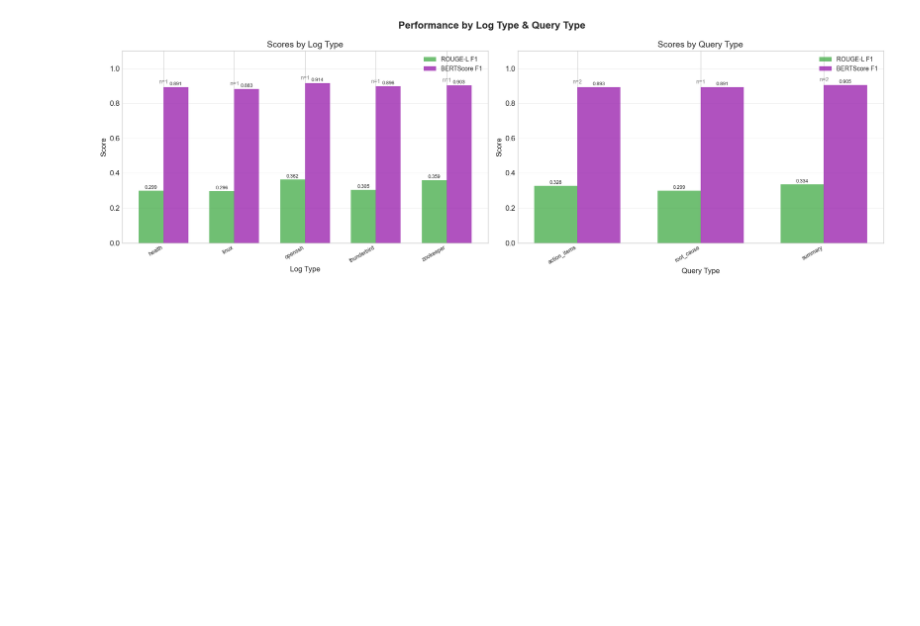
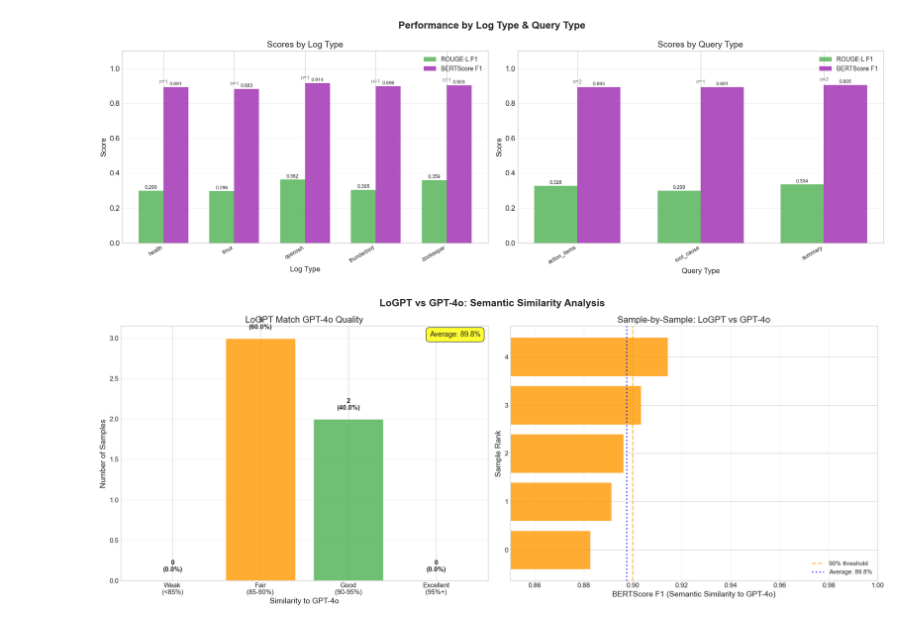
Before and after one commit to Dhruv-Panicker/Logpt, a Jupyter notebook: dev/post_analysis.ipynb, the cells around one changed output. Saved outputs shown, nothing was run; the diff lists cells and outputs as text; code cells hidden in the pictures; blank space fills up the shorter version.

Commit message:
feat: add comparison to GPT-4o model

```diff
--- a/dev/post_analysis.ipynb
+++ b/dev/post_analysis.ipynb
@@ -330,3 +330,81 @@ plt.savefig(os.path.join(log_dir, 'panel_7_by_type.png'), dpi=150, bbox_inches='
 plt.show()
 # %% [output]
 [figure]
+# %%
+# Visual: LoGPT Performance vs GPT-4o (Semantic Similarity)
+fig, axes = plt.subplots(1, 2, figsize=(20, 8))
+fig.suptitle('LoGPT vs GPT-4o: Semantic Similarity Analysis', fontsize=18, fontweight='bold')
+
+# ── Left: BERTScore Distribution (How close to GPT-4o) ──
+ax = axes[0]
+
+# Create bins for categorization
+bins = [0, 0.85, 0.90, 0.95, 1.0]
+labels = ['Weak\n(<85%)', 'Fair\n(85-90%)', 'Good\n(90-95%)', 'Excellent\n(95%+)']
+colors_bins = ['#F44336', '#FF9800', '#4CAF50', '#2196F3']
+
+bert_binned = pd.cut(bert_f1_scores, bins=bins, labels=labels, include_lowest=True)
+counts = bert_binned.value_counts().sort_index()
+
+bars = ax.bar(range(len(counts)), counts.values, color=colors_bins[:len(counts)],
+              alpha=0.8, edgecolor='white', linewidth=2)
+
+# Add percentages on bars
+for i, (bar, count) in enumerate(zip(bars, counts.values)):
+    percentage = (count / len(bert_f1_scores)) * 100
+    ax.text(bar.get_x() + bar.get_width()/2., bar.get_height() + 0.1,
+            f'{count}\n({percentage:.1f}%)', ha='center', va='bottom',
+            fontsize=12, fontweight='bold')
+
+ax.set_xlabel('Similarity to GPT-4o', fontsize=14)
+ax.set_ylabel('Number of Samples', fontsize=14)
+ax.set_title('LoGPT Match GPT-4o Quality', fontsize=16)
+ax.set_xticks(range(len(counts)))
+ax.set_xticklabels(counts.index, fontsize=12)
+ax.grid(True, alpha=0.3, axis='y')
+
+# Add average line
+avg_score = np.mean(bert_f1_scores)
+ax.annotate(f'Average: {avg_score:.1%}',
+            xy=(0.98, 0.98), xycoords='axes fraction',
+            ha='right', va='top', fontsize=13,
+            bbox=dict(boxstyle='round,pad=0.5', facecolor='yellow', alpha=0.8))
+
+# ── Right: Per-Sample Similarity Ranking ──
+ax = axes[1]
+
+# Sort samples by BERTScore
+sorted_indices = np.argsort(bert_f1_scores)
+x = np.arange(len(bert_f1_scores))
+
+# Color code by performance
+colors_samples = ['#F44336' if s < 0.88 else '#FF9800' if s < 0.92 else '#4CAF50'
+                  for s in np.array(bert_f1_scores)[sorted_indices]]
+
+bars = ax.barh(x, np.array(bert_f1_scores)[sorted_indices], color=colors_samples,
+               alpha=0.8, edgecolor='white', linewidth=0.5)
+
+# Add threshold lines
+ax.axvline(x=0.90, color='orange', linestyle='--', linewidth=2,
+           alpha=0.7, label='90% threshold')
+ax.axvline(x=np.mean(bert_f1_scores), color='blue', linestyle=':', linewidth=2.5,
+           alpha=0.7, label=f'Average: {np.mean(bert_f1_scores):.1%}')
+
+ax.set_xlabel('BERTScore F1 (Semantic Similarity to GPT-4o)', fontsize=14)
+ax.set_ylabel('Sample Rank', fontsize=14)
+ax.set_title('Sample-by-Sample: LoGPT vs GPT-4o', fontsize=16)
+ax.set_xlim(0.85, 1.0)
+ax.legend(fontsize=11, loc='lower right')
+ax.grid(True, alpha=0.3, axis='x')
+
+plt.tight_layout()
+plt.savefig(os.path.join(log_dir, 'logpt_vs_gpt4o_comparison.png'), dpi=150, bbox_inches='tight')
+plt.show()
+
+print(f"\n Performance Summary:")
+print(f"  • {np.sum(np.array(bert_f1_scores) >= 0.90)}/{len(bert_f1_scores)} samples (≥90% similarity)")
+print(f"  • {np.sum(np.array(bert_f1_scores) >= 0.95)}/{len(bert_f1_scores)} samples (≥95% similarity)")
+print(f"  • Best sample: {np.max(bert_f1_scores):.1%}")
+print(f"  • Worst sample: {np.min(bert_f1_scores):.1%}")
+# %% [output]
+[figure, added]
```
Also changed, not shown: parts of 3 cells of this notebook.
